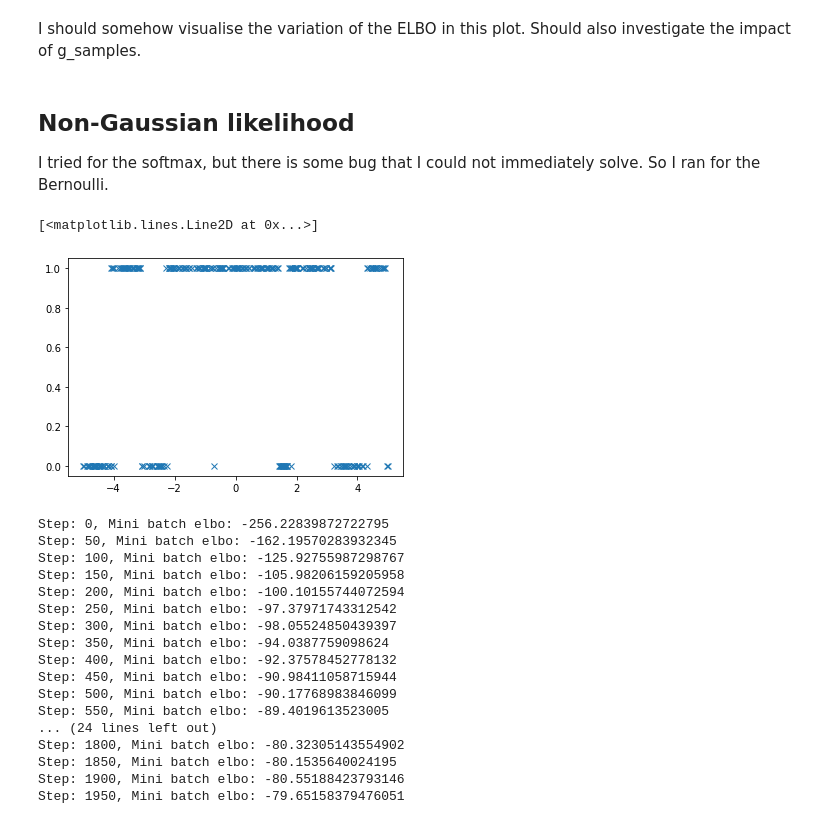
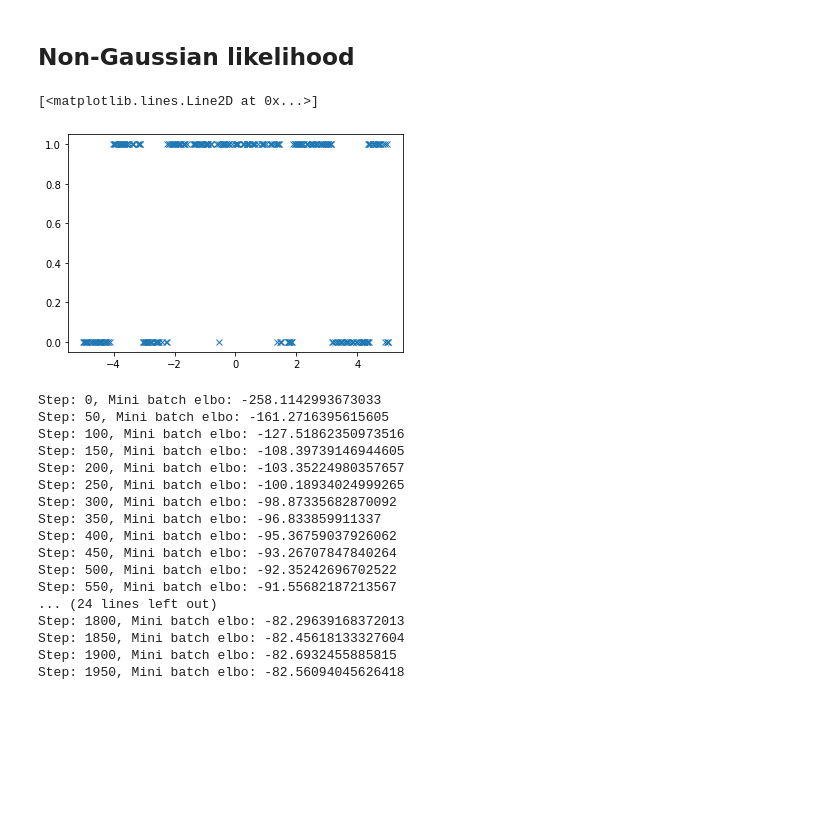
Before and after one commit to markvdw/invgp, a Jupyter notebook: notebooks/the-log-concave-gap.ipynb, the cells around one changed output. Drawn from its saved outputs; the diff is of its cells as text; code cells hidden in the pictures; blank space fills up the shorter version.

```diff
--- a/notebooks/the-log-concave-gap.ipynb
+++ b/notebooks/the-log-concave-gap.ipynb
@@ -170,24 +169,19 @@ ax.errorbar(orbit_samples, elbo_means,
-# %% [markdown]
-I should somehow visualise the variation of the ELBO in this plot. Should also investigate the impact of g_samples.
-# %% [markdown]
-## Non-Gaussian likelihood
-
-I tried for the softmax, but there is some bug that I could not immediately solve. So I ran for the Bernoulli.
+# %% [markdown]
+## Non-Gaussian likelihood
 # %%
 pX = np.linspace(-10.0, 10.0, 300)[:, None]
-X = np.random.uniform(-5, 5, 300)[:, None]
-Y = np.sin(3 * X) + 0.1  +  np.cos(0.5 * X) + np.random.randn(*X.shape) * 0.1
+#X = np.random.uniform(-5, 5, 300)[:, None]
+#Y = np.sin(3 * X) + 0.1  +  np.cos(0.5 * X) + np.random.randn(*X.shape) * 0.1
 Y = (Y > 0).astype(int)
-#Y = np.sign(Y).astype(int)
 Z = np.linspace(-5, 5, 50)[:, None]
 
 train_dataset = tf.data.Dataset.from_tensor_slices((X, Y))
 train_dataset = train_dataset.shuffle(1024).batch(len(X))
 
 plt.plot(X,Y ,"x")
 # %% [output]
 [<matplotlib.lines.Line2D at 0x...>]
-[figure, old version]
+[figure, new version]
 # %%
 orbit_variance = 0.1
 
@@ -214,23 +208,23 @@ for step in range(2000):
 
 SVGPelbo = SVGPmodel.elbo((X,Y))
 # %% [output]
-Step: 0, Mini batch elbo: -256.22839872722795
-Step: 50, Mini batch elbo: -162.19570283932345
-Step: 100, Mini batch elbo: -125.92755987298767
-Step: 150, Mini batch elbo: -105.98206159205958
-Step: 200, Mini batch elbo: -100.10155744072594
-Step: 250, Mini batch elbo: -97.37971743312542
-Step: 300, Mini batch elbo: -98.05524850439397
-Step: 350, Mini batch elbo: -94.0387759098624
-Step: 400, Mini batch elbo: -92.37578452778132
-Step: 450, Mini batch elbo: -90.98411058715944
-Step: 500, Mini batch elbo: -90.17768983846099
-Step: 550, Mini batch elbo: -89.4019613523005
+Step: 0, Mini batch elbo: -258.1142993673033
+Step: 50, Mini batch elbo: -161.2716395615605
+Step: 100, Mini batch elbo: -127.51862350973516
+Step: 150, Mini batch elbo: -108.39739146944605
+Step: 200, Mini batch elbo: -103.35224980357657
+Step: 250, Mini batch elbo: -100.18934024999265
+Step: 300, Mini batch elbo: -98.87335682870092
+Step: 350, Mini batch elbo: -96.833859911337
+Step: 400, Mini batch elbo: -95.36759037926062
+Step: 450, Mini batch elbo: -93.26707847840264
+Step: 500, Mini batch elbo: -92.35242696702522
+Step: 550, Mini batch elbo: -91.55682187213567
 ... (24 lines left out)
-Step: 1800, Mini batch elbo: -80.32305143554902
-Step: 1850, Mini batch elbo: -80.1535640024195
-Step: 1900, Mini batch elbo: -80.55188423793146
-Step: 1950, Mini batch elbo: -79.65158379476051
+Step: 1800, Mini batch elbo: -82.29639168372013
+Step: 1850, Mini batch elbo: -82.45618133327604
+Step: 1900, Mini batch elbo: -82.6932455885815
+Step: 1950, Mini batch elbo: -82.56094045626418
 # %%
 orbit_samples = [20, 40, 60, 80, 100, 200, 300]
 g_samples = 10
```
Also changed, not shown: parts of 8 cells of this notebook, 2 other files.
